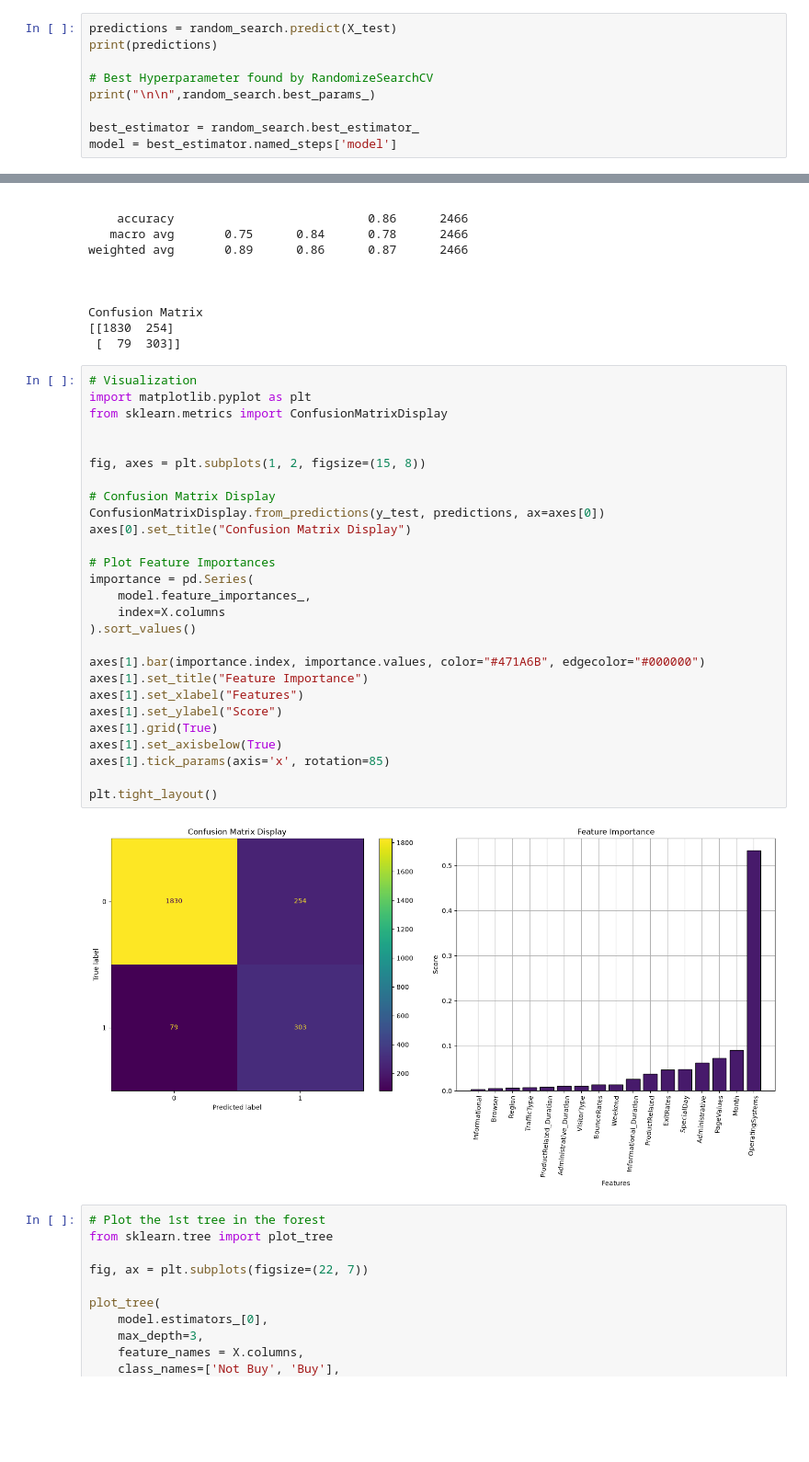
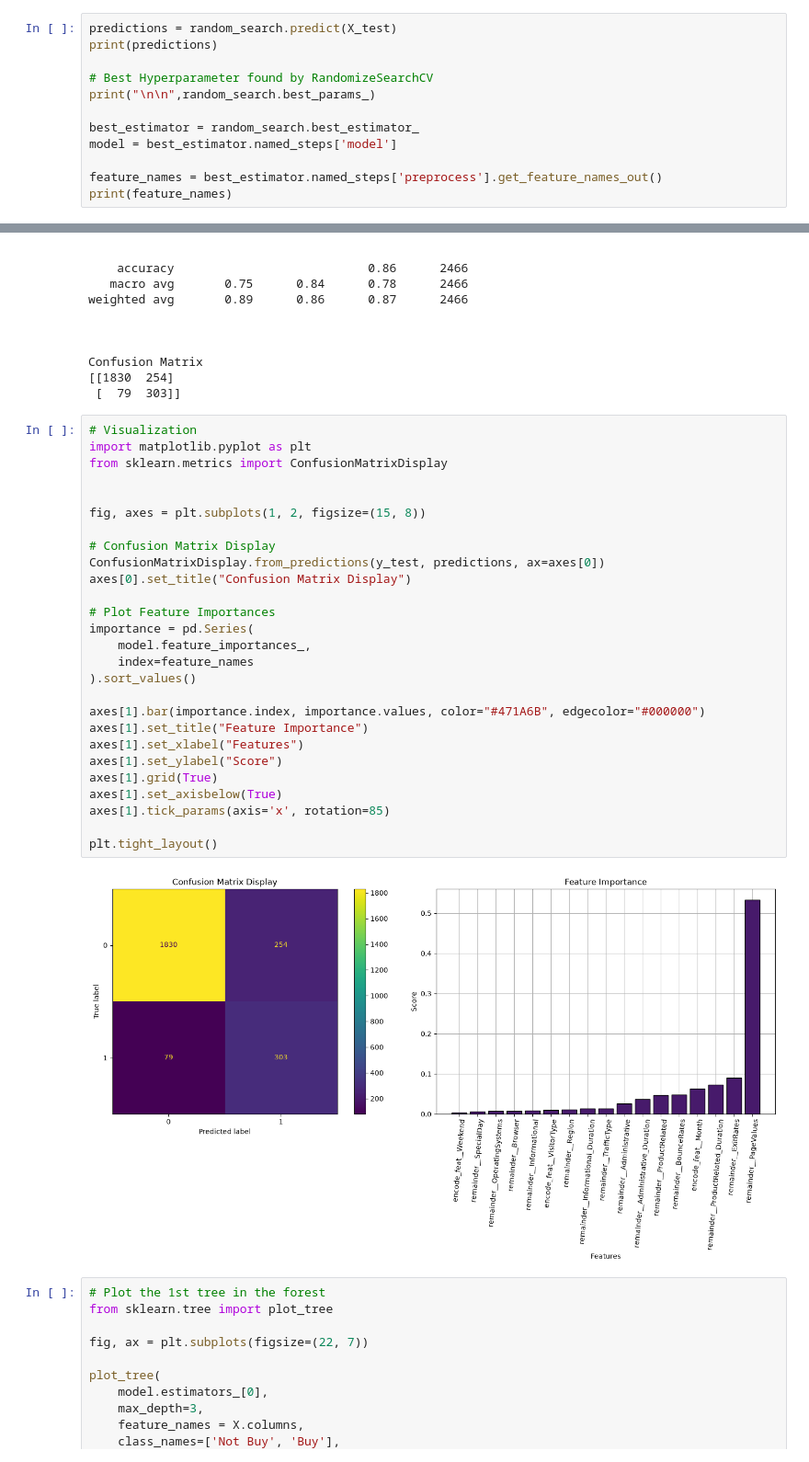
Before and after one commit to Lang-Shin/applied-ml-pipelines, a Jupyter notebook: RandomForest/Practice3/online_purchase_prediction.ipynb, the cells around one changed output, grey strips where cells are left out. Shown at 92% size. Cells and saved outputs as stored; diff of their text form; blank space fills up the shorter version.

```diff
--- a/RandomForest/Practice3/online_purchase_prediction.ipynb
+++ b/RandomForest/Practice3/online_purchase_prediction.ipynb
@@ -106,6 +109,9 @@ print("\n\n",random_search.best_params_)
 
 best_estimator = random_search.best_estimator_
 model = best_estimator.named_steps['model']
+
+feature_names = best_estimator.named_steps['preprocess'].get_feature_names_out()
+print(feature_names)
 # %% [output]
 [0 0 1 ... 1 0 0]
 
@@ -136,32 +149,32 @@ Confusion Matrix
 # %%
 # Visualization
 import matplotlib.pyplot as plt
 from sklearn.metrics import ConfusionMatrixDisplay
 
 
 fig, axes = plt.subplots(1, 2, figsize=(15, 8))
 
 # Confusion Matrix Display
 ConfusionMatrixDisplay.from_predictions(y_test, predictions, ax=axes[0])
 axes[0].set_title("Confusion Matrix Display")
 
 # Plot Feature Importances
 importance = pd.Series(
     model.feature_importances_,
-    index=X.columns
+    index=feature_names
 ).sort_values()
 
 axes[1].bar(importance.index, importance.values, color="#471A6B", edgecolor="#000000")
 axes[1].set_title("Feature Importance")
 axes[1].set_xlabel("Features")
 axes[1].set_ylabel("Score")
 axes[1].grid(True)
 axes[1].set_axisbelow(True)
 axes[1].tick_params(axis='x', rotation=85)
 
 plt.tight_layout()
 # %% [output]
-[figure, old version]
+[figure, new version]
 # %%
 # Plot the 1st tree in the forest
 from sklearn.tree import plot_tree
```
Also changed, not shown: parts of 2 cells of this notebook, 1 other file.
